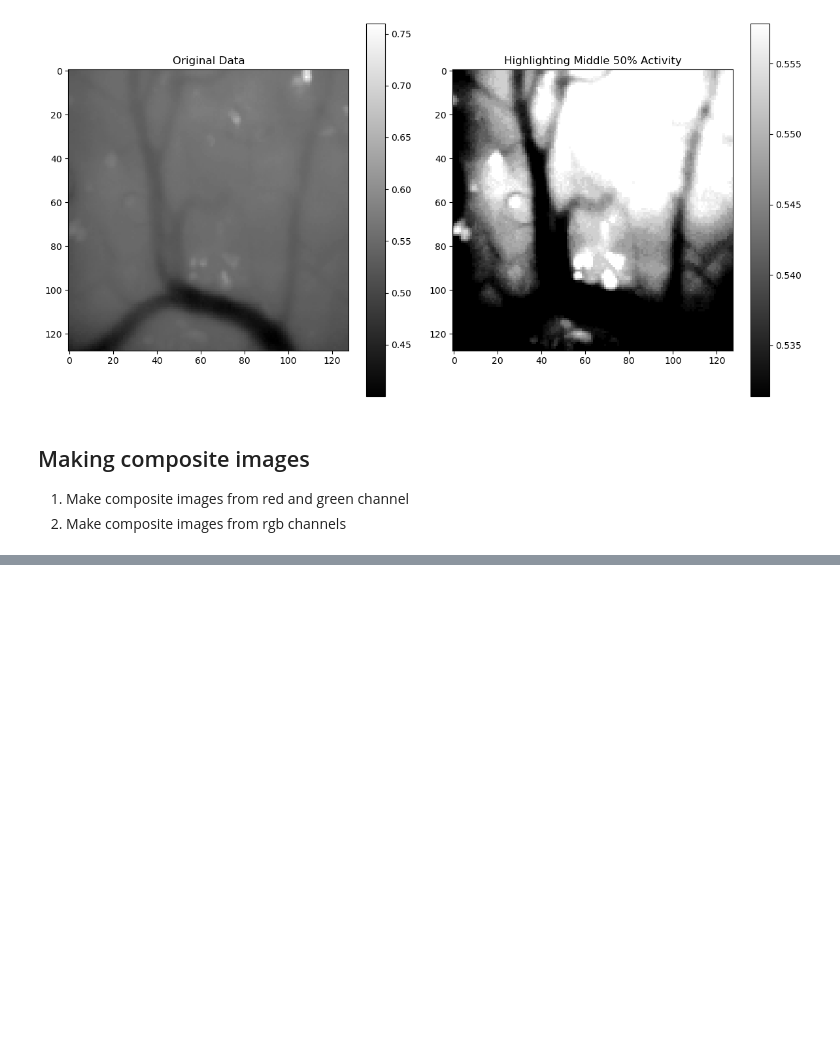
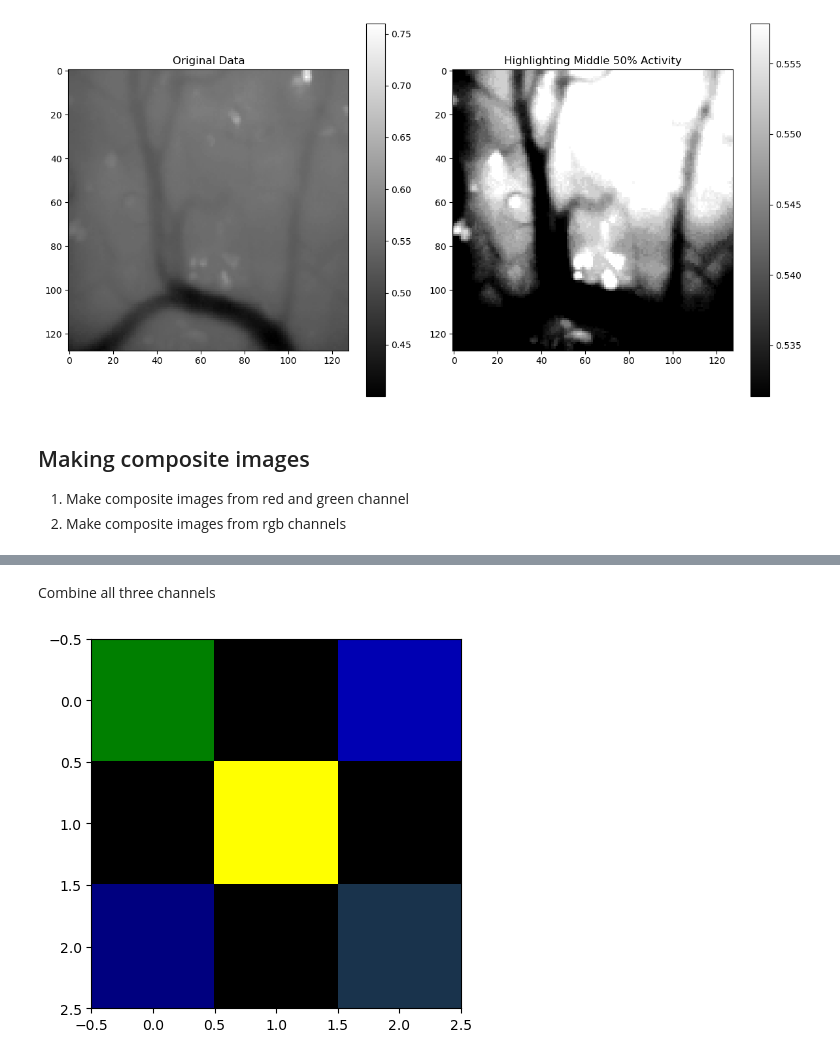
Before and after one commit to ibehave-ibots/Intro-To-Calcium-Imaging-Analysis, a Jupyter notebook: day1/1 Introduction to Numpy for Image Processing.ipynb, the cells around one changed output, grey strips where cells are left out. Cells and saved outputs as stored; diff of their text form; code cells hidden in the pictures; blank space fills up the shorter version.

```diff
--- a/day1/1 Introduction to Numpy for Image Processing.ipynb
+++ b/day1/1 Introduction to Numpy for Image Processing.ipynb
@@ -360,0 +397,7 @@ plt.show()
+# %% [markdown]
+Combine all three channels
+# %%
+combined_image = np.stack((red_channel, green_channel, blue_channel), axis=2)
+plt.imshow(combined_image);
+# %% [output]
+[figure, added]
```
Also changed, not shown: parts of 16 cells of this notebook.
